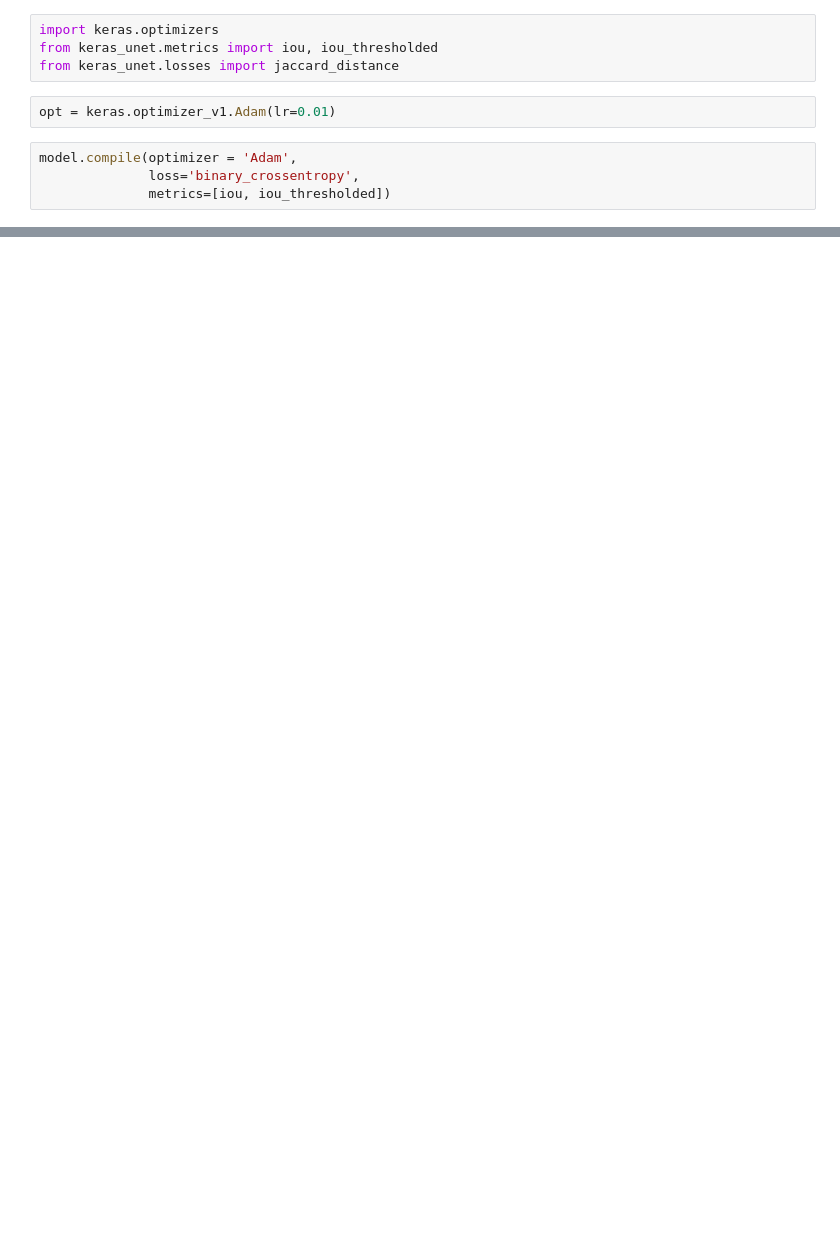
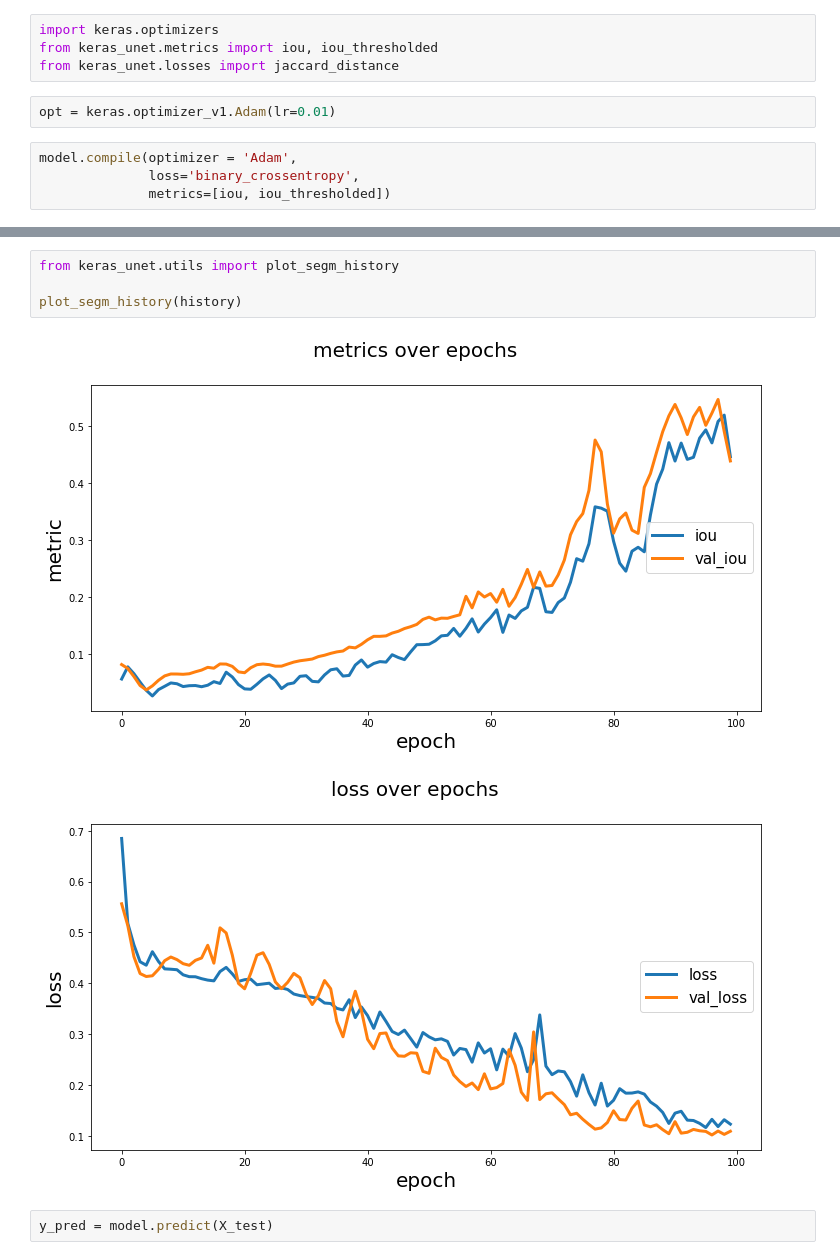
Before and after one commit to jainkhere/flyem, a Jupyter notebook: _EXPERIMENTS/03-06/unet_test_6.ipynb, the cells around one changed output, grey strips where cells are left out. Saved outputs shown, nothing was run; the diff lists cells and outputs as text; blank space fills up the shorter version.

Commit message:
unet training 1

```diff
--- a/_EXPERIMENTS/03-06/unet_test_6.ipynb
+++ b/_EXPERIMENTS/03-06/unet_test_6.ipynb
@@ -97,0 +116,9 @@ Epoch 6/100
+# %%
+from keras_unet.utils import plot_segm_history
+
+plot_segm_history(history)
+# %% [output]
+[figure, added]
+[figure, added]
+# %%
+y_pred = model.predict(X_test)
```
Also changed, not shown: parts of 4 cells of this notebook.
